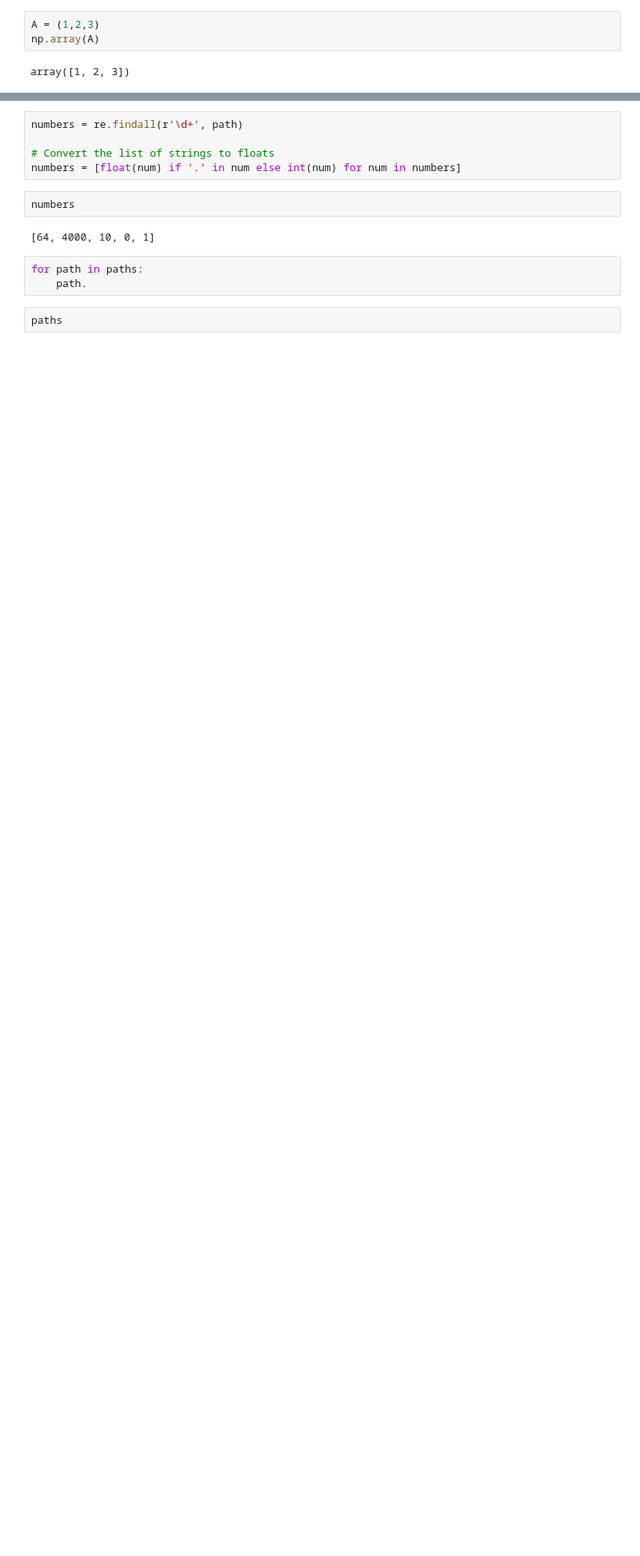
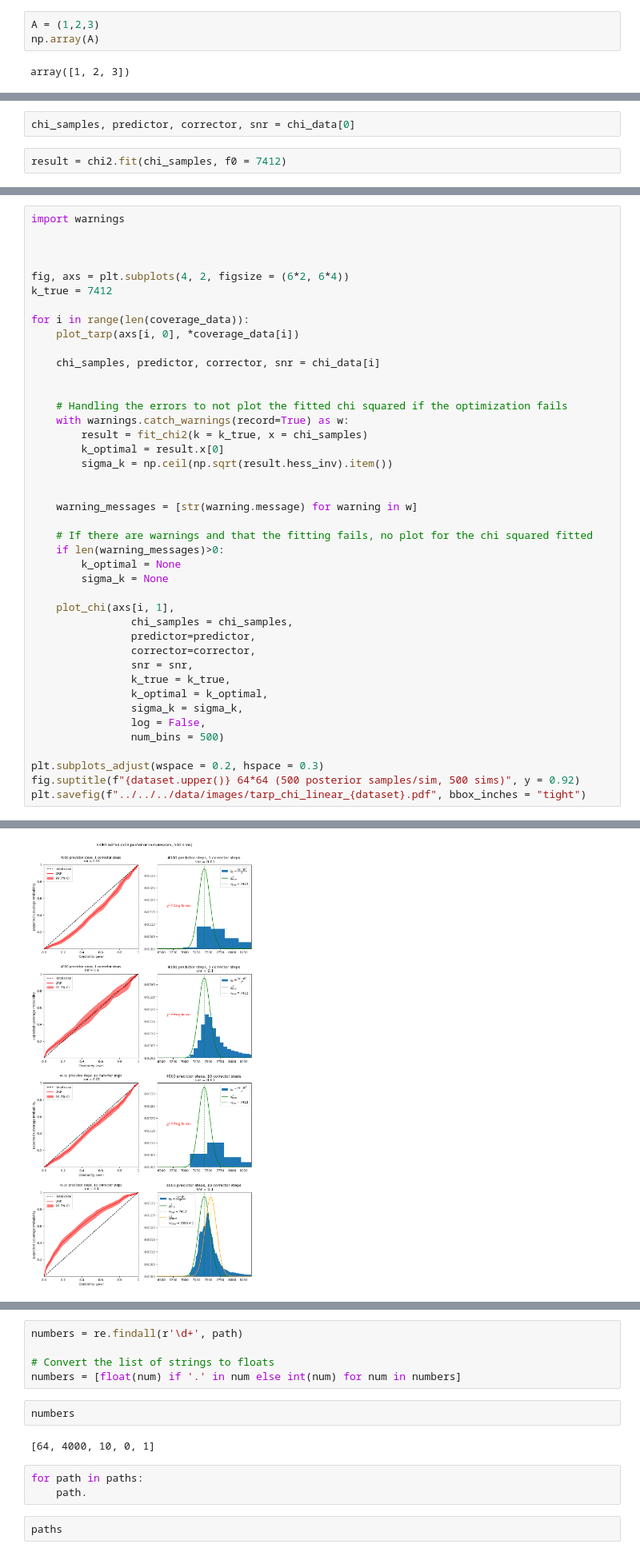
Before and after one commit to EnceladeCandy/bayesian-imaging-radio, a Jupyter notebook: notebooks/viewing_tarp.ipynb, the cells around one changed output, grey strips where cells are left out. Shown at 80% size. Cells and saved outputs as stored; diff of their text form; blank space fills up the shorter version.

Commit message:
Chi squared notebook

```diff
--- a/notebooks/viewing_tarp.ipynb
+++ b/notebooks/viewing_tarp.ipynb
@@ -171,0 +210,4 @@ data_1
+# %%
+chi_samples, predictor, corrector, snr = chi_data[0]
+# %%
+result = chi2.fit(chi_samples, f0 = 7412)
@@ -171,0 +313,43 @@ data_1
+# %%
+import warnings
+
+
+
+fig, axs = plt.subplots(4, 2, figsize = (6*2, 6*4))
+k_true = 7412
+
+for i in range(len(coverage_data)):
+    plot_tarp(axs[i, 0], *coverage_data[i])
+
+    chi_samples, predictor, corrector, snr = chi_data[i]
+
+
+    # Handling the errors to not plot the fitted chi squared if the optimization fails
+    with warnings.catch_warnings(record=True) as w:
+        result = fit_chi2(k = k_true, x = chi_samples)
+        k_optimal = result.x[0]
+        sigma_k = np.ceil(np.sqrt(result.hess_inv).item())
+
+
+    warning_messages = [str(warning.message) for warning in w]
+
+    # If there are warnings and that the fitting fails, no plot for the chi squared fitted
+    if len(warning_messages)>0:
+        k_optimal = None
+        sigma_k = None
+
+    plot_chi(axs[i, 1],
+                chi_samples = chi_samples,
+                predictor=predictor,
+                corrector=corrector,
+                snr = snr,
+                k_true = k_true,
+                k_optimal = k_optimal,
+                sigma_k = sigma_k,
+                log = False,
+                num_bins = 500)
+
+plt.subplots_adjust(wspace = 0.2, hspace = 0.3)
+fig.suptitle(f"{dataset.upper()} 64*64 (500 posterior samples/sim, 500 sims)", y = 0.92)
+plt.savefig(f"../../../data/images/tarp_chi_linear_{dataset}.pdf", bbox_inches = "tight")
+# %% [output]
@@ -171,0 +360 @@ data_1
+[figure, added]
```
Also changed, not shown: parts of 27 cells of this notebook, 1 other file.
